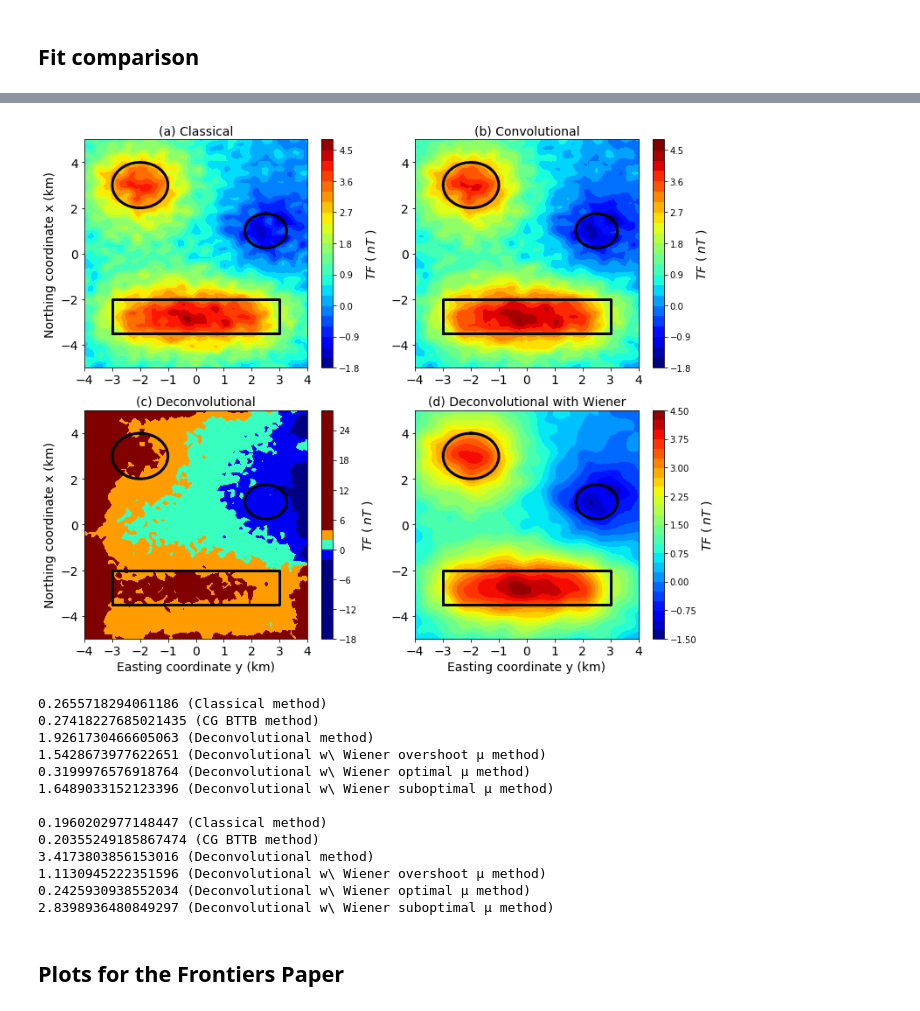
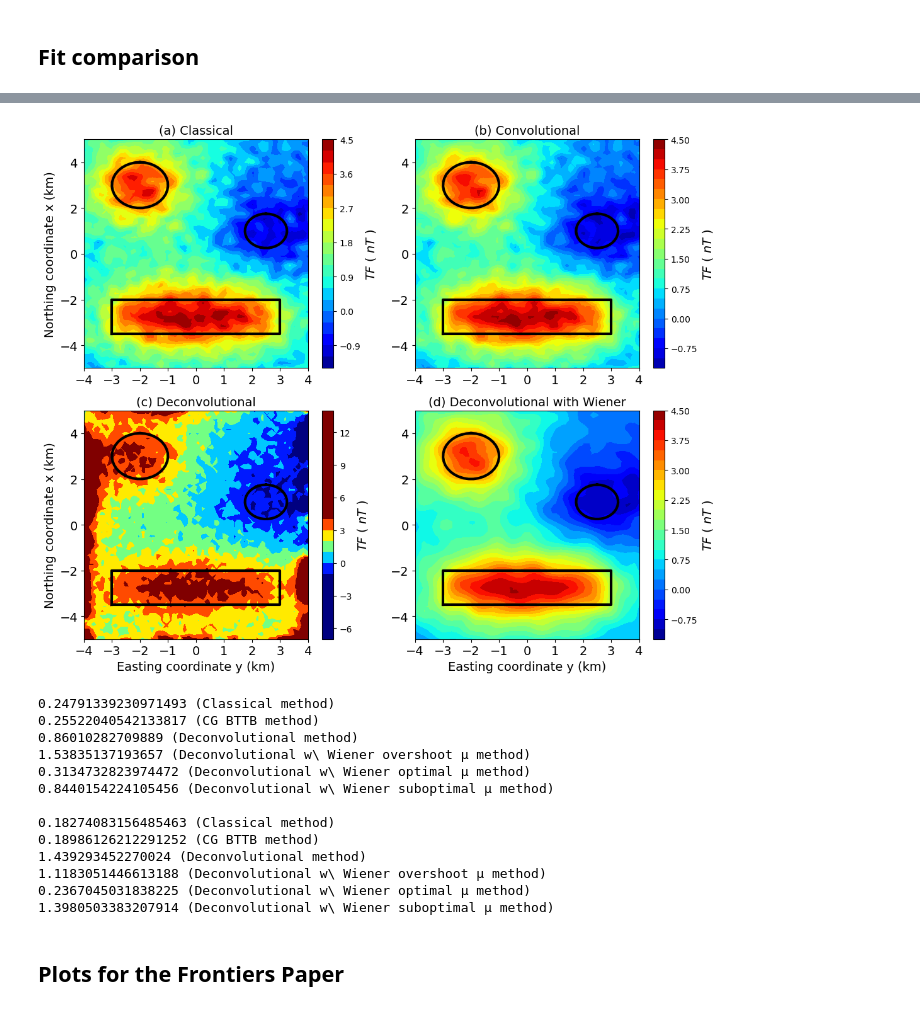
Before and after one commit to DiegoTaka/fast_equivalent_layer, a Jupyter notebook: code/grav/Stability_comparison_grav.ipynb, the cells around one changed output, grey strips where cells are left out. Saved outputs shown, nothing was run; the diff lists cells and outputs as text; code cells hidden in the pictures.

Commit message:
New functions for the deconvolution methods

```diff
--- a/code/grav/Stability_comparison_grav.ipynb
+++ b/code/grav/Stability_comparison_grav.ipynb
@@ -132,10 +120,10 @@ plt.plot(delta_g,delta_p_classical, 'ko')
 # Predicted data
 delta_p_BCCB = []
 itmax = 40
-rho_c_0, gzp_bccb = fc.fast_eq_bccb(xi,yi,zi,zj,shape,data[0],itmax)
+rho_c_0, gz_bccb = fc.fast_eq_bccb(xi,yi,zi,zj,shape,data[0],itmax)
 norm_rho_c_0 = np.linalg.norm(rho_c_0)
 for i in range(len(data)-1):
-    rho_c, gzp_bccb = fc.fast_eq_bccb(xi,yi,zi,zj,shape,data[i+1],itmax)
+    rho_c, gz_bccb = fc.fast_eq_bccb(xi,yi,zi,zj,shape,data[i+1],itmax)
     norm_rho_c = np.linalg.norm(rho_c-rho_c_0)/norm_rho_c_0
     delta_p_BCCB.append(norm_rho_c)
 # %%
@@ -170,2 +138,10 @@ for j in range(len(data)-1):
+# %%
+delta_p_dec = []
+rho_c_0_dec, gz_dec = fc.fast_eq_dec(xi,yi,zi,zj,shape,data[0])
+norm_rho_c_0_dec = np.linalg.norm(rho_c_0_dec)
+for i in range(len(data)-1):
+    rho_c_dec, gz_dec = fc.fast_eq_dec(xi,yi,zi,zj,shape,data[i+1])
+    norm_rho_c_dec = np.linalg.norm(rho_c_dec-rho_c_0_dec)/norm_rho_c_0_dec
+    delta_p_dec.append(norm_rho_c_dec)
 # %% [markdown]
 ## Deconvolution with Wiener stabilization
@@ -274,11 +230,11 @@ plt.legend(loc='upper left', fontsize=12)
 # %% [markdown]
 ## Fit comparison
 # %%
-A = fc.sensibility_matrix(xi,yi,zi,zj,N)
+#A = fc.sensibility_matrix(xi,yi,zi,zj,N)
 
-gz_classic = np.dot(A,p)
-gz_bccb = np.dot(A,rho_c)
-gz_dec = np.dot(A,rho_c_dec)
-gz_dec_wiener0 = np.dot(A,rho_c_dec_wiener0)
-gz_dec_wiener1 = np.dot(A,rho_c_dec_wiener1)
-gz_dec_wiener2 = np.dot(A,rho_c_dec_wiener2)
+#gz_classic = np.dot(A,p)
+#gz_bccb = np.dot(A,rho_c)
+#gz_dec = np.dot(A,rho_c_dec)
+#gz_dec_wiener0 = np.dot(A,rho_c_dec_wiener0)
+#gz_dec_wiener1 = np.dot(A,rho_c_dec_wiener1)
+#gz_dec_wiener2 = np.dot(A,rho_c_dec_wiener2)
@@ -287,6 +241,6 @@ ValueError: shapes (2500,2500) and (3025,) not aligned: 2500 (dim 1) != 3025 (di
 # %%
-scale_max = np.max(gz_classic)
-scale_min = np.min(gz_classic)
+scale_max = np.max(gz_c)
+scale_min = np.min(gz_c)
 # %%
 fig=plt.figure(figsize=(6,5))
 fig.patch.set_facecolor('xkcd:white')
@@ -344,7 +298,7 @@ fig = plt.figure(figsize=(11,9))
 fig.patch.set_facecolor('xkcd:white')
 plt.subplot(221)
 plt.title('(a) Classical', y=1, x=0.5, fontsize=14)
-plt.tricontourf(yi_plot, xi_plot,gz_classic,22,cmap='jet')
+plt.tricontourf(yi_plot, xi_plot,gz_c,22,cmap='jet')
 plt.plot(y_p,x_p,color="k", linewidth=3)
 #plt.plot(x_p2,y_p2,color="k", linewidth=3)
 plt.plot(y1, x1, color="k", linewidth=3)
@@ -382,62 +336,62 @@ plt.plot(y_p,x_p,color="k", linewidth=3)
 plt.plot(y1, x1, color="k", linewidth=3)
 plt.plot(y2, x2, color="k", linewidth=3)
 cb = plt.colorbar(shrink=1)
 cb.set_label('$TF$ ( $nT$ )', rotation=90, fontsize=14)
 plt.xlim(np.min(yi_plot),np.max(yi_plot))
 plt.ylim(np.min(xi_plot),np.max(xi_plot))
 plt.xticks(fontsize=14)
 plt.yticks(fontsize=14)
 plt.xlabel('Easting coordinate y (km)', fontsize=14)
 plt.ylabel('Northing coordinate x (km)', fontsize=14)
 
 plt.subplot(224)
 plt.title('(d) Deconvolutional with Wiener', y=1, x=0.5, fontsize=14)
 plt.tricontourf(yi_plot, xi_plot,gz_dec_wiener1,22,cmap='jet')
 plt.plot(y_p,x_p,color="k", linewidth=3)
 #plt.plot(x_p2,y_p2,color="k", linewidth=3)
 plt.plot(y1, x1, color="k", linewidth=3)
 plt.plot(y2, x2, color="k", linewidth=3)
 cb = plt.colorbar(shrink=1)
 cb.set_label('$TF$ ( $nT$ )', rotation=90, fontsize=14)
 plt.xlim(np.min(yi_plot),np.max(yi_plot))
 plt.ylim(np.min(xi_plot),np.max(xi_plot))
 plt.xticks(fontsize=14)
 plt.yticks(fontsize=14)
 plt.xlabel('Easting coordinate y (km)', fontsize=14)
 #plt.ylabel('Northing coordinate x (km)', fontsize=14)
 
 plt.tight_layout()
 #plt.savefig('../../manuscript/Fig/stability_grav_comparison.png', dpi=300)
 # %% [output]
-[figure, old version]
+[figure, new version]
 # %%
-print (np.mean(np.abs(data[-1]-gz_classic)), ('(Classical method)'))
+print (np.mean(np.abs(data[-1]-gz_c)), ('(Classical method)'))
 print (np.mean(np.abs(data[-1]-gz_bccb)), ('(CG BTTB method)'))
 print (np.mean(np.abs(data[-1]-gz_dec)), ('(Deconvolutional method)'))
 print (np.mean(np.abs(data[-1]-gz_dec_wiener0)), ('(Deconvolutional w\ Wiener overshoot \u03BC method)'))
 print (np.mean(np.abs(data[-1]-gz_dec_wiener1)), ('(Deconvolutional w\ Wiener optimal \u03BC method)'))
 print (np.mean(np.abs(data[-1]-gz_dec_wiener2)), ('(Deconvolutional w\ Wiener suboptimal \u03BC method)'))
 print ()
-print (np.std(np.abs(data[-1]-gz_classic)), ('(Classical method)'))
+print (np.std(np.abs(data[-1]-gz_c)), ('(Classical method)'))
 print (np.std(np.abs(data[-1]-gz_bccb)), ('(CG BTTB method)'))
 print (np.std(np.abs(data[-1]-gz_dec)), ('(Deconvolutional method)'))
 print (np.std(np.abs(data[-1]-gz_dec_wiener0)), ('(Deconvolutional w\ Wiener overshoot \u03BC method)'))
 print (np.std(np.abs(data[-1]-gz_dec_wiener1)), ('(Deconvolutional w\ Wiener optimal \u03BC method)'))
 print (np.std(np.abs(data[-1]-gz_dec_wiener2)), ('(Deconvolutional w\ Wiener suboptimal \u03BC method)'))
 # %% [output]
-0.2655718294061186 (Classical method)
-0.27418227685021435 (CG BTTB method)
-1.9261730466605063 (Deconvolutional method)
-1.5428673977622651 (Deconvolutional w\ Wiener overshoot μ method)
-0.3199976576918764 (Deconvolutional w\ Wiener optimal μ method)
-1.6489033152123396 (Deconvolutional w\ Wiener suboptimal μ method)
+0.24791339230971493 (Classical method)
+0.25522040542133817 (CG BTTB method)
+0.86010282709889 (Deconvolutional method)
+1.53835137193657 (Deconvolutional w\ Wiener overshoot μ method)
+0.3134732823974472 (Deconvolutional w\ Wiener optimal μ method)
+0.8440154224105456 (Deconvolutional w\ Wiener suboptimal μ method)
 
-0.1960202977148447 (Classical method)
-0.20355249185867474 (CG BTTB method)
-3.4173803856153016 (Deconvolutional method)
-1.1130945222351596 (Deconvolutional w\ Wiener overshoot μ method)
-0.2425930938552034 (Deconvolutional w\ Wiener optimal μ method)
-2.8398936480849297 (Deconvolutional w\ Wiener suboptimal μ method)
+0.18274083156485463 (Classical method)
+0.18986126212291252 (CG BTTB method)
+1.439293452270024 (Deconvolutional method)
+1.1183051446613188 (Deconvolutional w\ Wiener overshoot μ method)
+0.2367045031838225 (Deconvolutional w\ Wiener optimal μ method)
+1.3980503383207914 (Deconvolutional w\ Wiener suboptimal μ method)
 # %% [markdown]
 ## Plots for the Frontiers Paper
 # %% [markdown]
```
Also changed, not shown: parts of 19 cells of this notebook, 4 other files.
